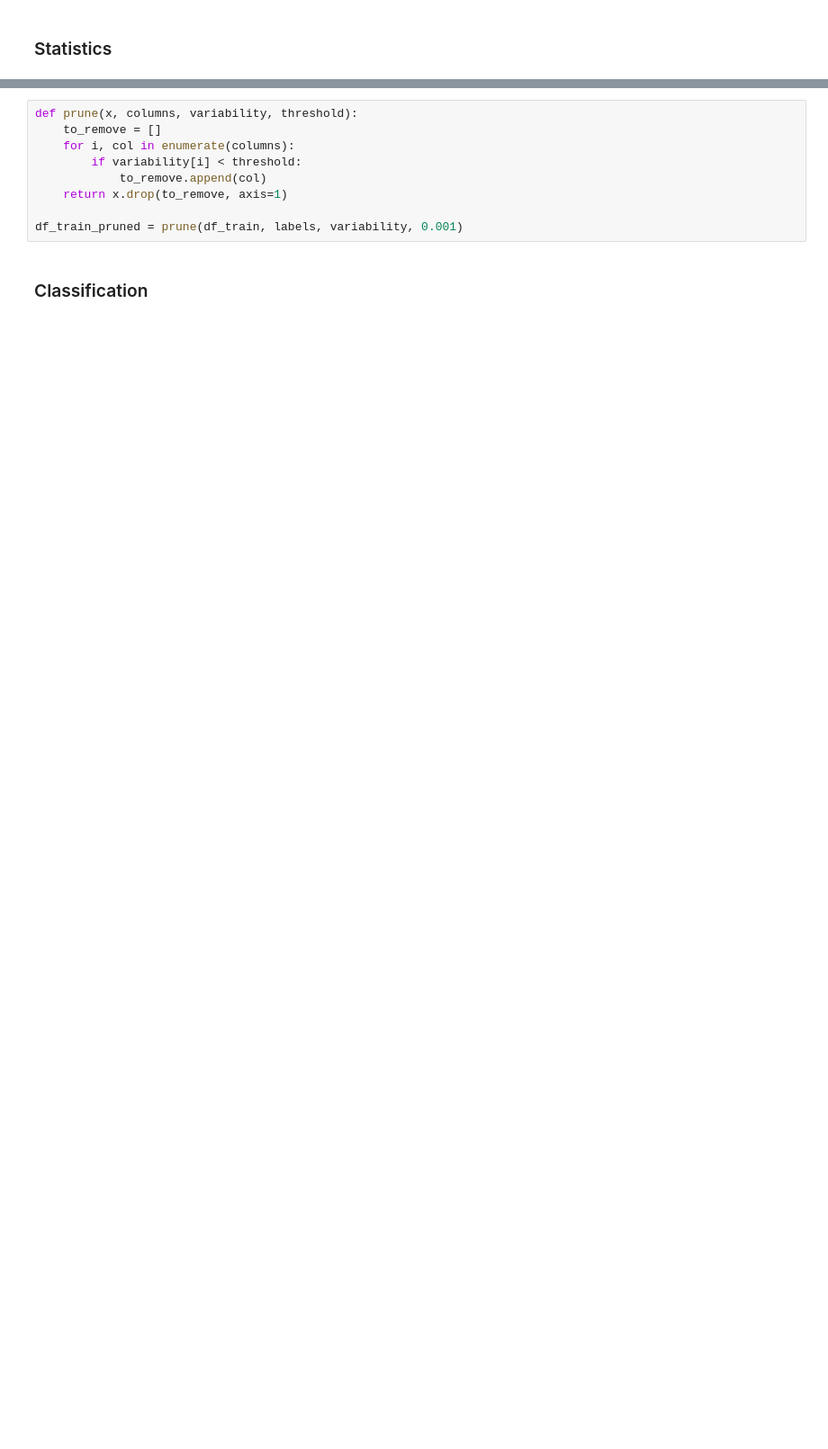
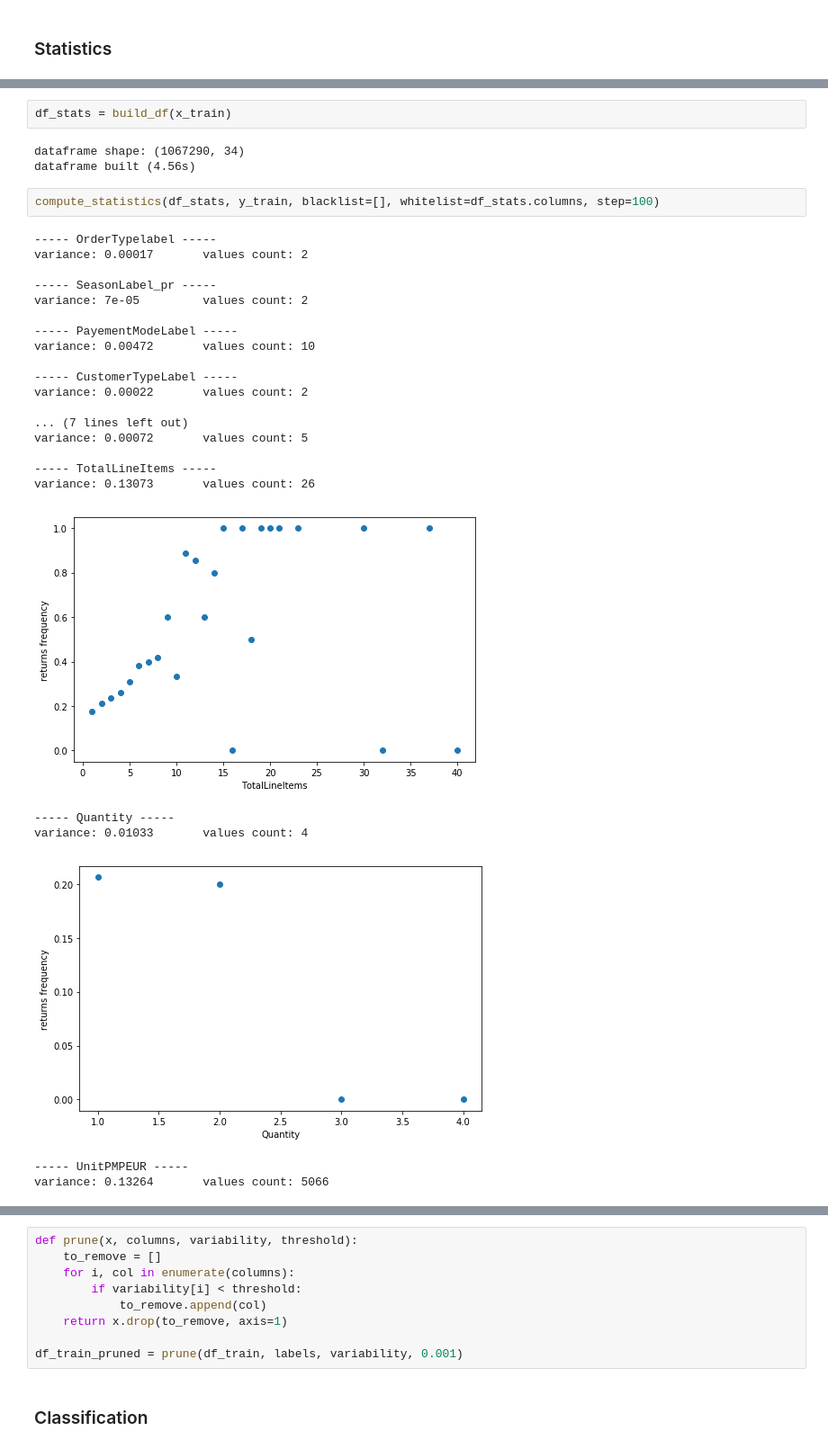
Before and after one commit to ychalier/AlphaShoe, a Jupyter notebook: base.ipynb, the cells around one changed output, grey strips where cells are left out. Shown: that part at 90% size. Saved outputs shown, nothing was run; the diff lists cells and outputs as text; blank space fills up the shorter version.

```diff
--- a/base.ipynb
+++ b/base.ipynb
@@ -217,0 +219,31 @@ for col in df_train.columns:
+# %%
+df_stats = build_df(x_train)
+# %% [output]
+dataframe shape: (1067290, 34)
+dataframe built (4.56s)
+# %%
+compute_statistics(df_stats, y_train, blacklist=[], whitelist=df_stats.columns, step=100)
+# %% [output]
+----- OrderTypelabel -----
+variance: 0.00017       values count: 2
+
+----- SeasonLabel_pr -----
+variance: 7e-05         values count: 2
+
+----- PayementModeLabel -----
+variance: 0.00472       values count: 10
+
+----- CustomerTypeLabel -----
+variance: 0.00022       values count: 2
+
+... (7 lines left out)
+variance: 0.00072       values count: 5
+
+----- TotalLineItems -----
+variance: 0.13073       values count: 26
+[figure, added]
+----- Quantity -----
+variance: 0.01033       values count: 4
+[figure, added]
+----- UnitPMPEUR -----
+variance: 0.13264       values count: 5066
```
Also changed, not shown: parts of 22 cells of this notebook, 2 other files.
